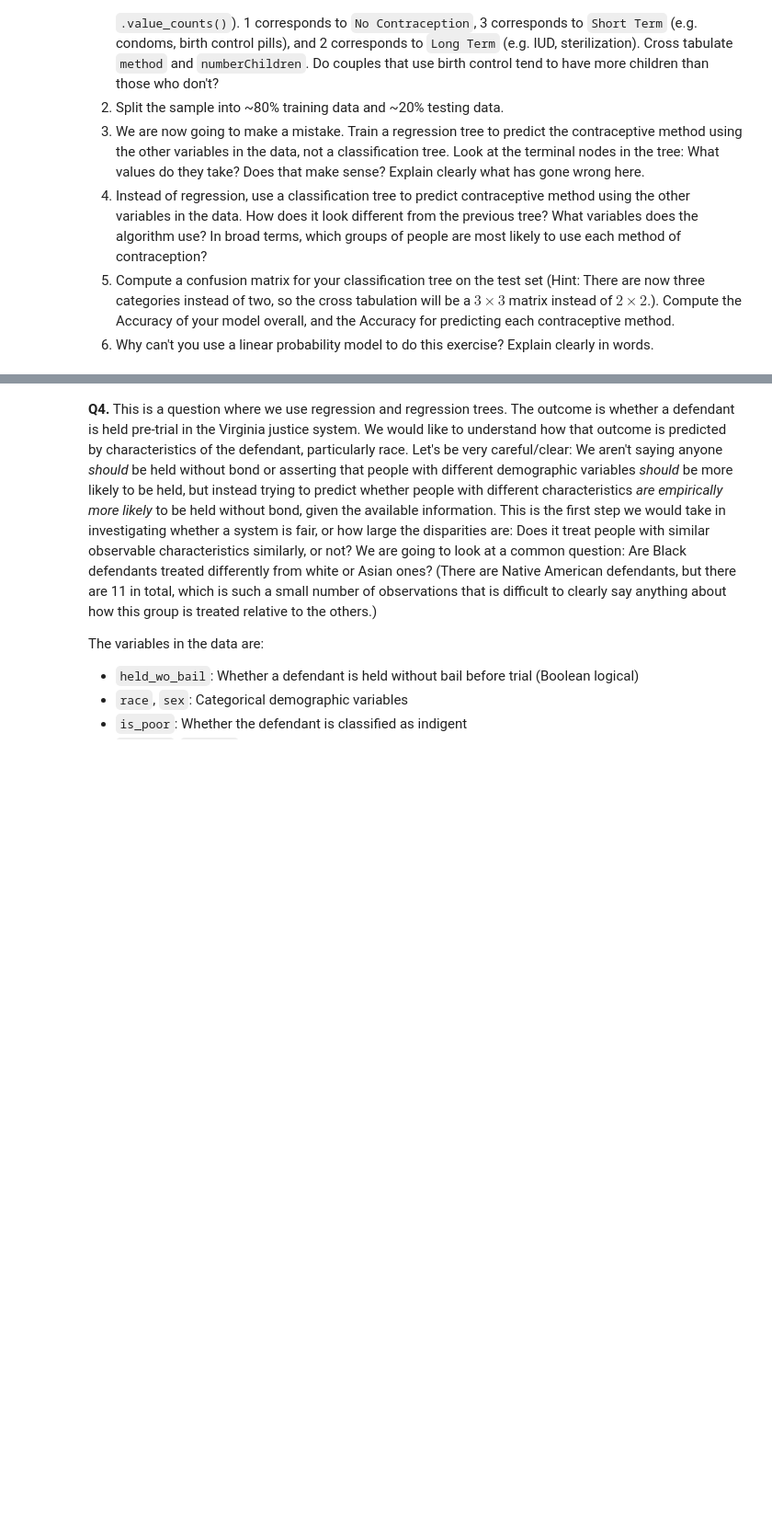
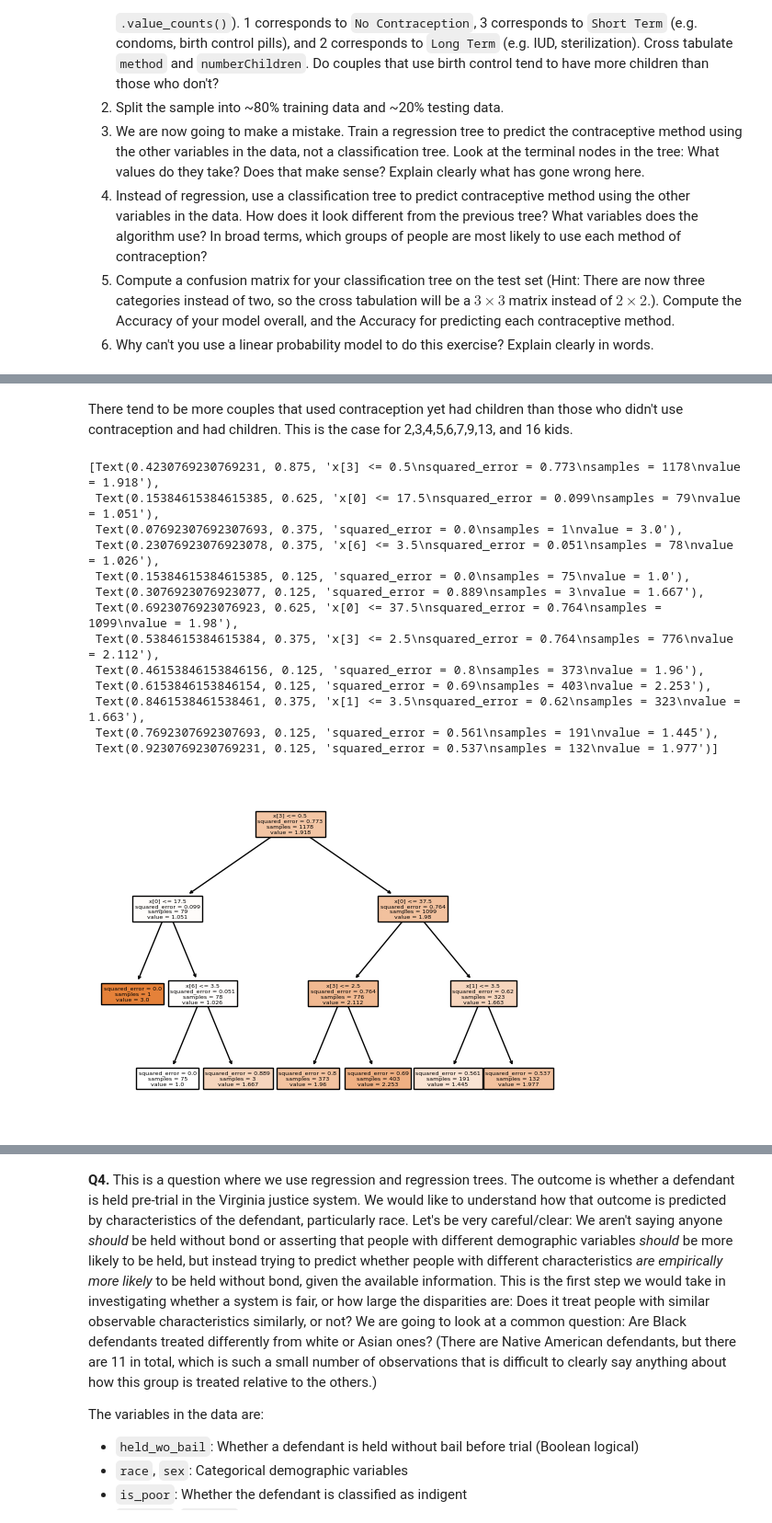
Before and after one commit to ShivamPatel26684/assignment4, a Jupyter notebook: assignment4.ipynb, the cells around one changed output, grey strips where cells are left out. Shown at 92% size. Cells and saved outputs as stored; diff of their text form; code cells hidden in the pictures; blank space fills up the shorter version.

```diff
--- a/assignment4.ipynb
+++ b/assignment4.ipynb
@@ -407,3 +409,11 @@ The linear model using both categorical and numeric variables with no expansion
   4. Instead of regression, use a classification tree to predict contraceptive method using the other variables in the data. How does it look different from the previous tree? What variables does the algorithm use? In broad terms, which groups of people are most likely to use each method of contraception?
   5. Compute a confusion matrix for your classification tree on the test set (Hint: There are now three categories instead of two, so the cross tabulation will be a $3 \times 3$ matrix instead of $2 \times 2$.). Compute the Accuracy of your model overall, and the Accuracy for predicting each contraceptive method.
   7. Why can't you use a linear probability model to do this exercise? Explain clearly in words.
+# %%
+#3.1
+df = pd.read_csv('/content/contraception_hw.csv')
+df = df.drop('Unnamed: 0',axis=1)
+method_counts = df['method'].value_counts()
+pn(method_counts)
+cross_tab = pd.crosstab(df['method'], df['numberChildren'])
+pn(cross_tab)
@@ -409,0 +431,28 @@ The linear model using both categorical and numeric variables with no expansion
+# %% [markdown]
+There tend to be more couples that used contraception yet had children than those who didn't use contraception and had children. This is the case for 2,3,4,5,6,7,9,13, and 16 kids.
+# %%
+#3.2
+y = df['method']
+X = df.drop('method',axis=1)
+X_train, X_test, y_train, y_test = train_test_split(X, y, test_size=0.2, random_state=50)
+# %%
+#3.3
+model = tree.DecisionTreeRegressor(max_depth=3)
+cart = model.fit(X_train, y_train)
+predicted = cart.predict(X_test)
+tree.plot_tree(cart,filled=True)
+# %% [output]
+[Text(0.4230769230769231, 0.875, 'x[3] <= 0.5\nsquared_error = 0.773\nsamples = 1178\nvalue = 1.918'),
+ Text(0.15384615384615385, 0.625, 'x[0] <= 17.5\nsquared_error = 0.099\nsamples = 79\nvalue = 1.051'),
+ Text(0.07692307692307693, 0.375, 'squared_error = 0.0\nsamples = 1\nvalue = 3.0'),
+ Text(0.23076923076923078, 0.375, 'x[6] <= 3.5\nsquared_error = 0.051\nsamples = 78\nvalue = 1.026'),
+ Text(0.15384615384615385, 0.125, 'squared_error = 0.0\nsamples = 75\nvalue = 1.0'),
+ Text(0.3076923076923077, 0.125, 'squared_error = 0.889\nsamples = 3\nvalue = 1.667'),
+ Text(0.6923076923076923, 0.625, 'x[0] <= 37.5\nsquared_error = 0.764\nsamples = 1099\nvalue = 1.98'),
+ Text(0.5384615384615384, 0.375, 'x[3] <= 2.5\nsquared_error = 0.764\nsamples = 776\nvalue = 2.112'),
+ Text(0.46153846153846156, 0.125, 'squared_error = 0.8\nsamples = 373\nvalue = 1.96'),
+ Text(0.6153846153846154, 0.125, 'squared_error = 0.69\nsamples = 403\nvalue = 2.253'),
+ Text(0.8461538461538461, 0.375, 'x[1] <= 3.5\nsquared_error = 0.62\nsamples = 323\nvalue = 1.663'),
+ Text(0.7692307692307693, 0.125, 'squared_error = 0.561\nsamples = 191\nvalue = 1.445'),
+ Text(0.9230769230769231, 0.125, 'squared_error = 0.537\nsamples = 132\nvalue = 1.977')]
+[figure, added]
```
Also changed, not shown: parts of 10 cells of this notebook.
